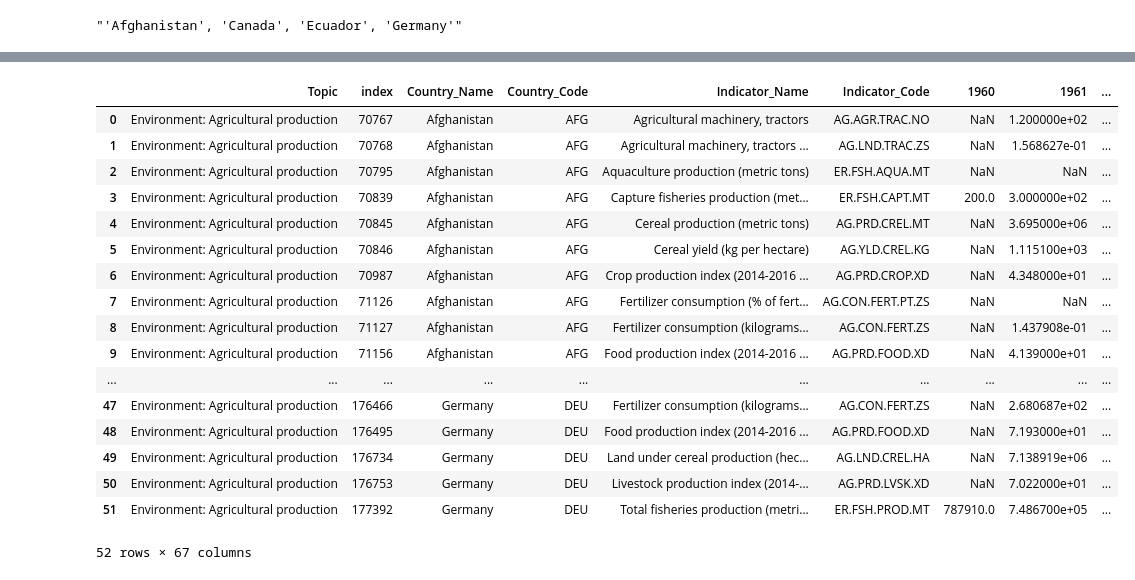
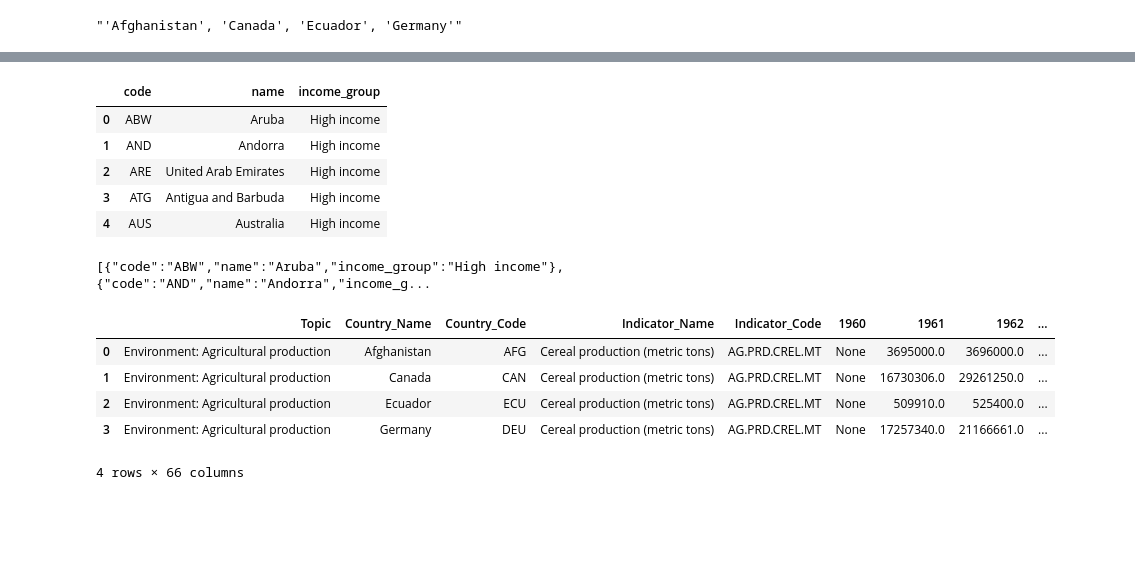
Before and after one commit to akshay-ap/INFOVIS-lab, a Jupyter notebook: assignment-06-project/backend/Data exploration.ipynb, the cells around one changed output, grey strips where cells are left out. Cells and saved outputs as stored; diff of their text form; code cells hidden in the pictures; blank space fills up the shorter version.

```diff
--- a/assignment-06-project/backend/Data exploration.ipynb
+++ b/assignment-06-project/backend/Data exploration.ipynb
@@ -150,29 +150,32 @@ print(f"{json_obj[0:100]}...")
+# %%
+df_countries = pd.read_sql('''
+select Country_Code as code, Table_Name as name, Income_Group as income_group from WDICountry where Income_Group is not null order by Income_Group asc;''', con = conn)
+
+display(df_countries.head())
+
+json_obj = df_countries.to_json(orient= 'records')
+print(f"{json_obj[0:100]}...")
+# %% [output]
+|  | code | name | income_group |
+| 0 | ABW | Aruba | High income |
+| 1 | AND | Andorra | High income |
+| 2 | ARE | United Arab Emirates | High income |
+| 3 | ATG | Antigua and Barbuda | High income |
+| 4 | AUS | Australia | High income |
+[{"code":"ABW","name":"Aruba","income_group":"High income"},{"code":"AND","name":"Andorra","income_g...
 # %%
 df_data = pd.read_sql('''
 select WDISeries.Topic, WDIData.*
 from WDIData
 JOIN WDISeries ON WDIData.Indicator_Name = WDISeries.Indicator_Name
 where WDIData.Country_Name in ('Afghanistan', 'Canada', 'Ecuador', 'Germany')
--- and WDIData.Indicator_Name in ('Access to electricity (% of population)', 'GDP growth (annual %)', 'Net foreign assets (current LCU)', 'Secure Internet servers')
-and WDISeries.Topic like 'Environment: Agricultural production'
+and WDISeries.Indicator_Name in ('Cereal production (metric tons)')
 ''', con = conn)
 df_data
 # %% [output]
-|  | Topic | index | Country_Name | Country_Code | Indicator_Name | Indicator_Code | 1960 | 1961 | ... |
-| 0 | Environment: Agricultural production | 70767 | Afghanistan | AFG | Agricultural machinery, tractors | AG.AGR.TRAC.NO | NaN | 1.200000e+02 | ... |
-| 1 | Environment: Agricultural production | 70768 | Afghanistan | AFG | Agricultural machinery, tractors ... | AG.LND.TRAC.ZS | NaN | 1.568627e-01 | ... |
-| 2 | Environment: Agricultural production | 70795 | Afghanistan | AFG | Aquaculture production (metric tons) | ER.FSH.AQUA.MT | NaN | NaN | ... |
-| 3 | Environment: Agricultural production | 70839 | Afghanistan | AFG | Capture fisheries production (met... | ER.FSH.CAPT.MT | 200.0 | 3.000000e+02 | ... |
-| 4 | Environment: Agricultural production | 70845 | Afghanistan | AFG | Cereal production (metric tons) | AG.PRD.CREL.MT | NaN | 3.695000e+06 | ... |
-| 5 | Environment: Agricultural production | 70846 | Afghanistan | AFG | Cereal yield (kg per hectare) | AG.YLD.CREL.KG | NaN | 1.115100e+03 | ... |
-| 6 | Environment: Agricultural production | 70987 | Afghanistan | AFG | Crop production index (2014-2016 ... | AG.PRD.CROP.XD | NaN | 4.348000e+01 | ... |
-| 7 | Environment: Agricultural production | 71126 | Afghanistan | AFG | Fertilizer consumption (% of fert... | AG.CON.FERT.PT.ZS | NaN | NaN | ... |
-| 8 | Environment: Agricultural production | 71127 | Afghanistan | AFG | Fertilizer consumption (kilograms... | AG.CON.FERT.ZS | NaN | 1.437908e-01 | ... |
-| 9 | Environment: Agricultural production | 71156 | Afghanistan | AFG | Food production index (2014-2016 ... | AG.PRD.FOOD.XD | NaN | 4.139000e+01 | ... |
-| ... | ... | ... | ... | ... | ... | ... | ... | ... | ... |
-| 47 | Environment: Agricultural production | 176466 | Germany | DEU | Fertilizer consumption (kilograms... | AG.CON.FERT.ZS | NaN | 2.680687e+02 | ... |
-| 48 | Environment: Agricultural production | 176495 | Germany | DEU | Food production index (2014-2016 ... | AG.PRD.FOOD.XD | NaN | 7.193000e+01 | ... |
-| 49 | Environment: Agricultural production | 176734 | Germany | DEU | Land under cereal production (hec... | AG.LND.CREL.HA | NaN | 7.138919e+06 | ... |
-| 50 | Environment: Agricultural production | 176753 | Germany | DEU | Livestock production index (2014-... | AG.PRD.LVSK.XD | NaN | 7.022000e+01 | ... |
-| 51 | Environment: Agricultural production | 177392 | Germany | DEU | Total fisheries production (metri... | ER.FSH.PROD.MT | 787910.0 | 7.486700e+05 | ... |
+|  | Topic | Country_Name | Country_Code | Indicator_Name | Indicator_Code | 1960 | 1961 | 1962 | ... |
+| 0 | Environment: Agricultural production | Afghanistan | AFG | Cereal production (metric tons) | AG.PRD.CREL.MT | None | 3695000.0 | 3696000.0 | ... |
+| 1 | Environment: Agricultural production | Canada | CAN | Cereal production (metric tons) | AG.PRD.CREL.MT | None | 16730306.0 | 29261250.0 | ... |
+| 2 | Environment: Agricultural production | Ecuador | ECU | Cereal production (metric tons) | AG.PRD.CREL.MT | None | 509910.0 | 525400.0 | ... |
+| 3 | Environment: Agricultural production | Germany | DEU | Cereal production (metric tons) | AG.PRD.CREL.MT | None | 17257340.0 | 21166661.0 | ... |
-52 rows × 67 columns
+4 rows × 66 columns
```
Also changed, not shown: parts of 25 cells of this notebook, 1 other file.
